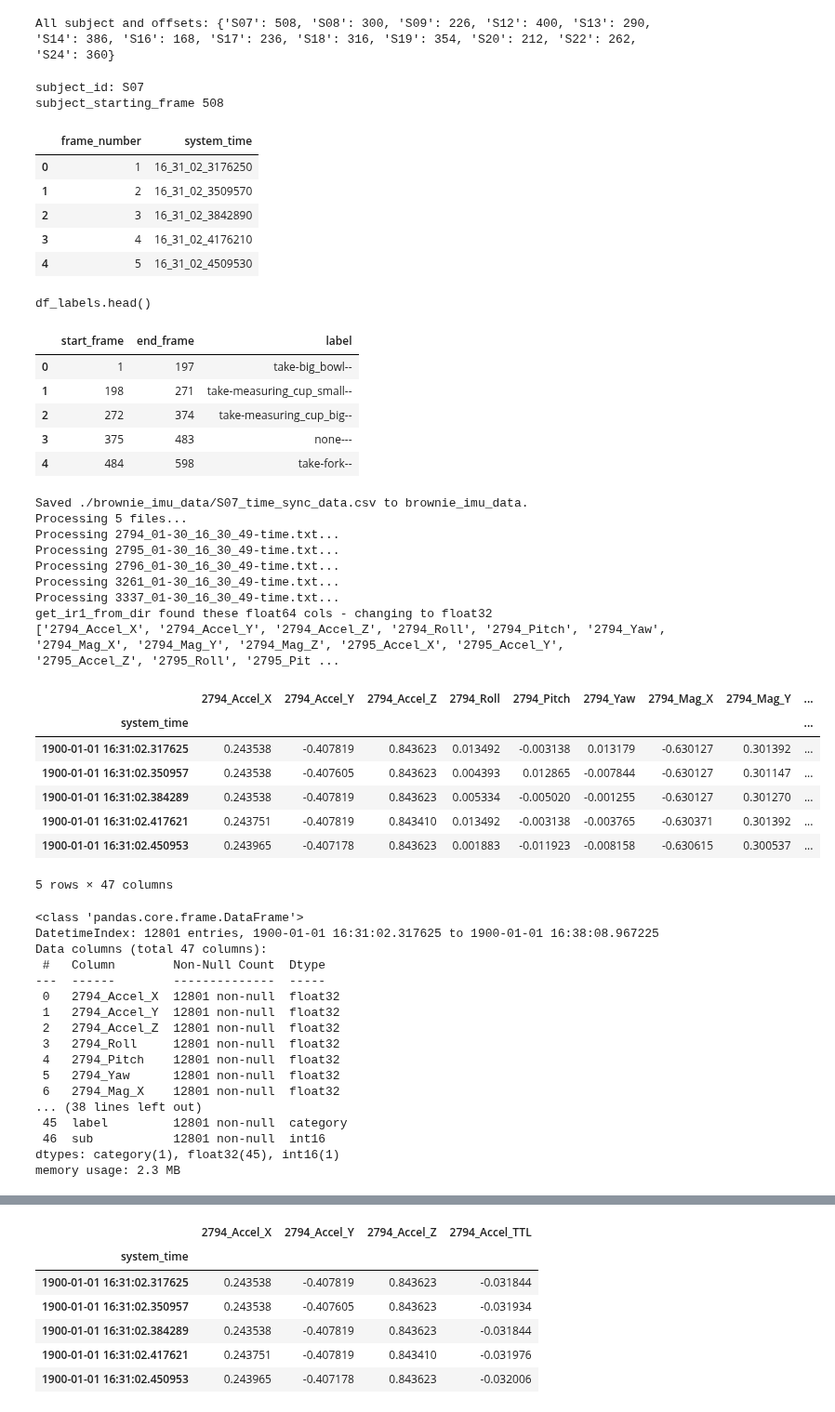
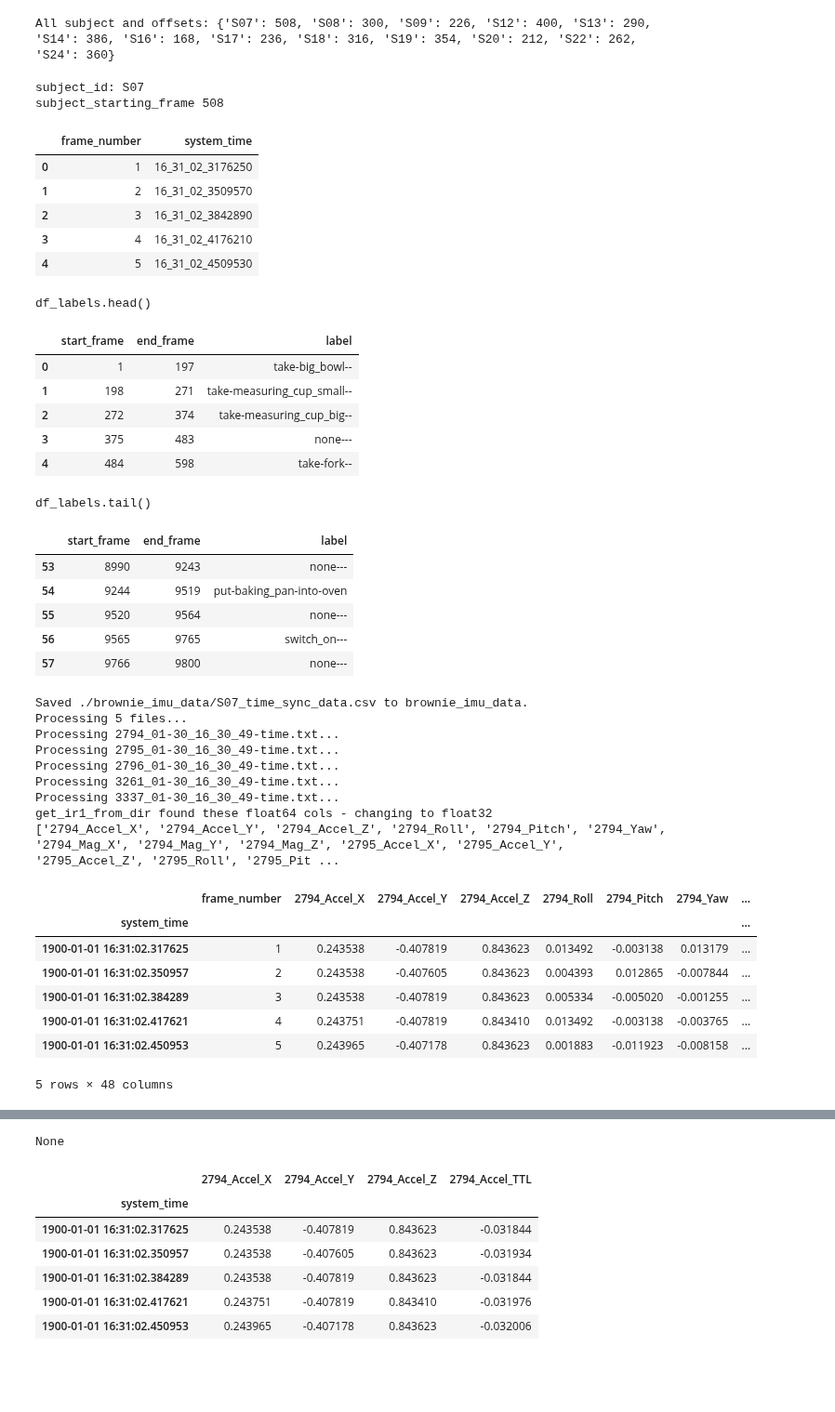
Before and after one commit to imics-lab/load_data_time_series, a Jupyter notebook: ADL/CMU-kitchen/CMU-MoCap-load-dataset.ipynb, the cells around one changed output, grey strips where cells are left out. Shown at 93% size. Drawn from its saved outputs; the diff is of its cells as text; code cells hidden in the pictures; blank space fills up the shorter version.

Commit message:
added some explore code to understand df-video sync

```diff
--- a/ADL/CMU-kitchen/CMU-MoCap-load-dataset.ipynb
+++ b/ADL/CMU-kitchen/CMU-MoCap-load-dataset.ipynb
@@ -248,6 +248,8 @@ def get_cmu_imu_df(sub_key = 'S07'):
     if verbose:
         print('df_labels.head()')
         display(df_labels.head())
+        print('df_labels.tail()')
+        display(df_labels.tail())
 
     df_time_sync['label'] = df_time_sync['frame_number'].apply(assign_label, offset=subject_starting_frame)
 
@@ -278,9 +280,10 @@ def get_cmu_imu_df(sub_key = 'S07'):
             df_temp, sensor_id = process_data_file(file_path, archive)
             df_main = merge_dataframes(df_main, df_temp)
 
+    # This is the start of additional code Lee added.
     # Minor conversions to match IR1 format
     df_main.set_index('system_time',inplace=True) # make datetime indexed
-    df_main.drop(['frame_number'], axis=1, inplace=True)
+    #df_main.drop(['frame_number'], axis=1, inplace=True)
 
     # Add subject number to dataframe
     sub_num = int(sub_key[1:]) # get rid of leading S and make int
@@ -295,72 +298,60 @@ def get_cmu_imu_df(sub_key = 'S07'):
     if verbose:
         print("get_ir1_from_dir found these float64 cols - changing to float32")
         print(float64_cols)
-    # Next line gives a key length error - not sure why, and the loop works.
-    # ir1_df[float64_cols] = ir1_df[float64_cols].astype('float32')
     for i in float64_cols:
         df_main[i] = df_main[i].astype('float32')
     # Explicitly type the label columns to category.
     df_main['label']=df_main['label'].astype('category')
     # Move the label to the end, right before sub, just for consistency
     df_main = df_main[[c for c in df_main if c not in ['label', 'sub']]
        + ['label', 'sub']]
     return df_main
 
 if interactive:
     df = get_cmu_imu_df()
     display(df.head())
     display(df.info())
 
     # Save df_main to a CSV file
     # imu_data_file = f'{RPATH}brownie_imu_data/{subject_id}_imu_data.csv'
     # df_main.to_csv(imu_data_file, index=False)
 # %% [output]
 subject_id: S07
 subject_starting_frame 508
 |  | frame_number | system_time |
 | 0 | 1 | 16_31_02_3176250 |
 | 1 | 2 | 16_31_02_3509570 |
 | 2 | 3 | 16_31_02_3842890 |
 | 3 | 4 | 16_31_02_4176210 |
 | 4 | 5 | 16_31_02_4509530 |
 df_labels.head()
 |  | start_frame | end_frame | label |
 | 0 | 1 | 197 | take-big_bowl-- |
 | 1 | 198 | 271 | take-measuring_cup_small-- |
 | 2 | 272 | 374 | take-measuring_cup_big-- |
 | 3 | 375 | 483 | none--- |
 | 4 | 484 | 598 | take-fork-- |
-Saved ./brownie_imu_data/S07_time_sync_data.csv to brownie_imu_data.
-Processing 5 files...
-Processing 2794_01-30_16_30_49-time.txt...
-Processing 2795_01-30_16_30_49-time.txt...
-Processing 2796_01-30_16_30_49-time.txt...
-Processing 3261_01-30_16_30_49-time.txt...
-Processing 3337_01-30_16_30_49-time.txt...
-get_ir1_from_dir found these float64 cols - changing to float32
-['2794_Accel_X', '2794_Accel_Y', '2794_Accel_Z', '2794_Roll', '2794_Pitch', '2794_Yaw', '2794_Mag_X', '2794_Mag_Y', '2794_Mag_Z', '2795_Accel_X', '2795_Accel_Y', '2795_Accel_Z', '2795_Roll', '2795_Pit ...
+df_labels.tail()
-|  | 2794_Accel_X | 2794_Accel_Y | 2794_Accel_Z | 2794_Roll | 2794_Pitch | 2794_Yaw | 2794_Mag_X | 2794_Mag_Y | ... |
-| system_time |  |  |  |  |  |  |  |  | ... |
-| 1900-01-01 16:31:02.317625 | 0.243538 | -0.407819 | 0.843623 | 0.013492 | -0.003138 | 0.013179 | -0.630127 | 0.301392 | ... |
-| 1900-01-01 16:31:02.350957 | 0.243538 | -0.407605 | 0.843623 | 0.004393 | 0.012865 | -0.007844 | -0.630127 | 0.301147 | ... |
-| 1900-01-01 16:31:02.384289 | 0.243538 | -0.407819 | 0.843623 | 0.005334 | -0.005020 | -0.001255 | -0.630127 | 0.301270 | ... |
-| 1900-01-01 16:31:02.417621 | 0.243751 | -0.407819 | 0.843410 | 0.013492 | -0.003138 | -0.003765 | -0.630371 | 0.301392 | ... |
-| 1900-01-01 16:31:02.450953 | 0.243965 | -0.407178 | 0.843623 | 0.001883 | -0.011923 | -0.008158 | -0.630615 | 0.300537 | ... |
+|  | start_frame | end_frame | label |
+| 53 | 8990 | 9243 | none--- |
+| 54 | 9244 | 9519 | put-baking_pan-into-oven |
+| 55 | 9520 | 9564 | none--- |
+| 56 | 9565 | 9765 | switch_on--- |
+| 57 | 9766 | 9800 | none--- |
-5 rows × 47 columns
+Saved ./brownie_imu_data/S07_time_sync_data.csv to brownie_imu_data.
+Processing 5 files...
+Processing 2794_01-30_16_30_49-time.txt...
+Processing 2795_01-30_16_30_49-time.txt...
+Processing 2796_01-30_16_30_49-time.txt...
+Processing 3261_01-30_16_30_49-time.txt...
+Processing 3337_01-30_16_30_49-time.txt...
+get_ir1_from_dir found these float64 cols - changing to float32
+['2794_Accel_X', '2794_Accel_Y', '2794_Accel_Z', '2794_Roll', '2794_Pitch', '2794_Yaw', '2794_Mag_X', '2794_Mag_Y', '2794_Mag_Z', '2795_Accel_X', '2795_Accel_Y', '2795_Accel_Z', '2795_Roll', '2795_Pit ...
+|  | frame_number | 2794_Accel_X | 2794_Accel_Y | 2794_Accel_Z | 2794_Roll | 2794_Pitch | 2794_Yaw | ... |
+| system_time |  |  |  |  |  |  |  | ... |
+| 1900-01-01 16:31:02.317625 | 1 | 0.243538 | -0.407819 | 0.843623 | 0.013492 | -0.003138 | 0.013179 | ... |
+| 1900-01-01 16:31:02.350957 | 2 | 0.243538 | -0.407605 | 0.843623 | 0.004393 | 0.012865 | -0.007844 | ... |
+| 1900-01-01 16:31:02.384289 | 3 | 0.243538 | -0.407819 | 0.843623 | 0.005334 | -0.005020 | -0.001255 | ... |
+| 1900-01-01 16:31:02.417621 | 4 | 0.243751 | -0.407819 | 0.843410 | 0.013492 | -0.003138 | -0.003765 | ... |
+| 1900-01-01 16:31:02.450953 | 5 | 0.243965 | -0.407178 | 0.843623 | 0.001883 | -0.011923 | -0.008158 | ... |
-<class 'pandas.core.frame.DataFrame'>
-DatetimeIndex: 12801 entries, 1900-01-01 16:31:02.317625 to 1900-01-01 16:38:08.967225
-Data columns (total 47 columns):
- #   Column        Non-Null Count  Dtype
----  ------        --------------  -----
- 0   2794_Accel_X  12801 non-null  float32
- 1   2794_Accel_Y  12801 non-null  float32
- 2   2794_Accel_Z  12801 non-null  float32
- 3   2794_Roll     12801 non-null  float32
- 4   2794_Pitch    12801 non-null  float32
- 5   2794_Yaw      12801 non-null  float32
- 6   2794_Mag_X    12801 non-null  float32
-... (38 lines left out)
- 45  label         12801 non-null  category
- 46  sub           12801 non-null  int16
-dtypes: category(1), float32(45), int16(1)
-memory usage: 2.3 MB
+5 rows × 48 columns
@@ -368 +375,2 @@ None
+None
 # %%
```
Also changed, not shown: parts of 5 cells of this notebook.
